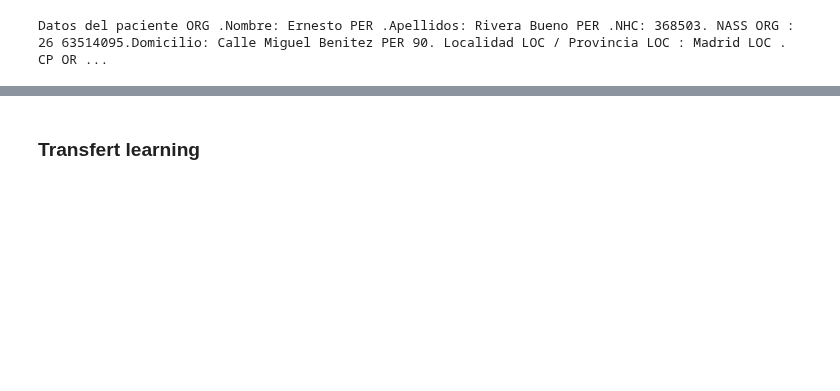
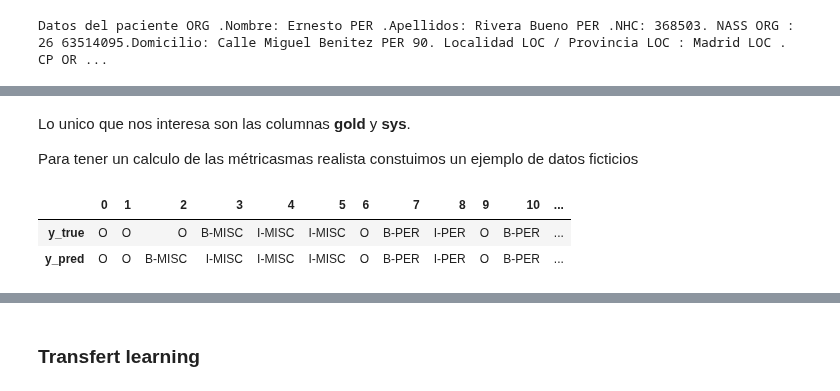
Before and after one commit to GuiGel/MedDocAn, a Jupyter notebook: presentation/presentation.ipynb, the cells around one changed output, grey strips where cells are left out. Saved outputs shown, nothing was run; the diff lists cells and outputs as text; code cells hidden in the pictures; blank space fills up the shorter version.

```diff
--- a/presentation/presentation.ipynb
+++ b/presentation/presentation.ipynb
@@ -528,0 +533,22 @@ Datos del paciente ORG .Nombre: Ernesto PER .Apellidos: Rivera Bueno PER .NHC: 3
+# %% [markdown]
+Lo unico que nos interesa son las columnas **gold** y **sys**.
+
+Para tener un calculo de las métricasmas realista constuimos un ejemplo de datos ficticios
+# %%
+from seqeval.metrics import classification_report
+
+y_true = [["O", "O", "O", "B-MISC", "I-MISC", "I-MISC", "O"],
+          ["B-PER", "I-PER", "O", "B-PER", "O", "B-PER", "I-PER"]]
+y_pred = [["O", "O", "B-MISC", "I-MISC", "I-MISC", "I-MISC", "O"],
+          ["B-PER", "I-PER", "O", "B-PER", "O", "O", "O"]]
+
+df = pd.DataFrame(
+    [[*y_true[0], *y_true[1]], [*y_pred[0], *y_pred[1]]],
+    index=["y_true", "y_pred"]
+).T
+
+df.T
+# %% [output]
+|  | 0 | 1 | 2 | 3 | 4 | 5 | 6 | 7 | 8 | 9 | 10 | ... |
+| y_true | O | O | O | B-MISC | I-MISC | I-MISC | O | B-PER | I-PER | O | B-PER | ... |
+| y_pred | O | O | B-MISC | I-MISC | I-MISC | I-MISC | O | B-PER | I-PER | O | B-PER | ... |
```
Also changed, not shown: parts of 22 cells of this notebook.
